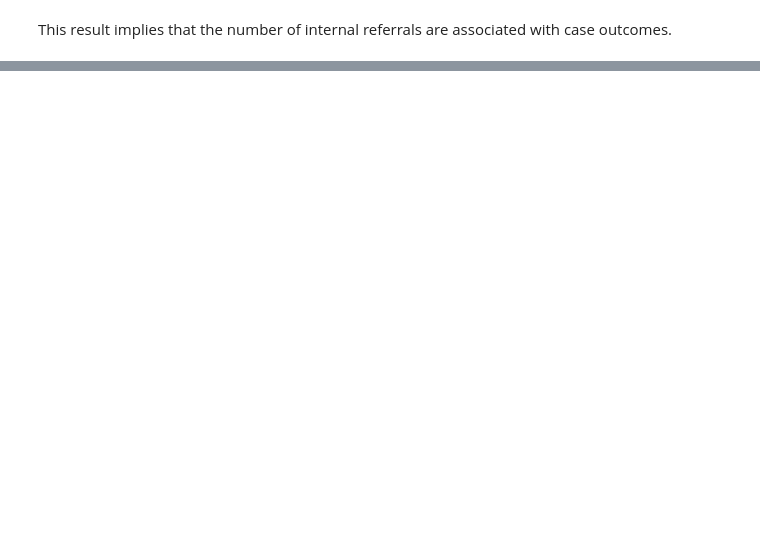
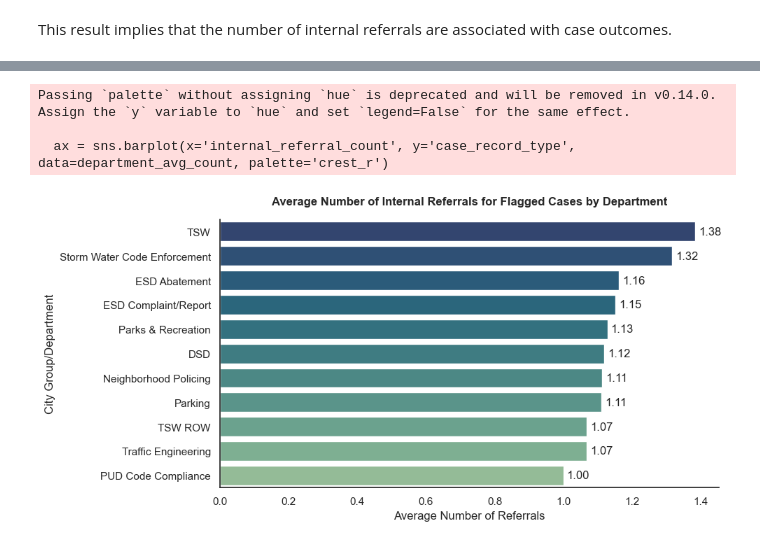
Before and after one commit to cedjj/Get-It-Done, a Jupyter notebook: notebooks/referrals-data-eda.ipynb, the cells around one changed output, grey strips where cells are left out. Drawn from its saved outputs; the diff is of its cells as text; code cells hidden in the pictures; blank space fills up the shorter version.

```diff
--- a/notebooks/referrals-data-eda.ipynb
+++ b/notebooks/referrals-data-eda.ipynb
@@ -342,0 +374,31 @@ This result implies that the number of internal referrals are associated with ca
+# %%
+plot_data2 = df[df['internal_case_referral_flag'] == 1.]
+avg_count = plot_data2.groupby('service_name')['internal_referral_count'].mean().reset_index()
+avg_count.sort_values('internal_referral_count', ascending=False, inplace=True)
+avg_count = avg_count.head(15)
+# %%
+department_avg_count = plot_data2.groupby('case_record_type')['internal_referral_count'].mean().reset_index()
+department_avg_count.sort_values('internal_referral_count', ascending=False, inplace=True)
+department_avg_count = department_avg_count.head(15)
+# %%
+plt.figure(figsize=(10, 5))
+sns.set_theme(style='white')
+
+ax = sns.barplot(x='internal_referral_count', y='case_record_type', data=department_avg_count, palette='crest_r')
+
+plt.title('Average Number of Internal Referrals for Flagged Cases by Department', fontweight='bold', pad=15)
+plt.xlabel('Average Number of Referrals')
+plt.ylabel('City Group/Department')
+
+for p in ax.patches:
+    plt.text(p.get_width() + 0.01, p.get_y() + p.get_height()/2,
+             f'{p.get_width():.2f}', va='center')
+
+sns.despine()
+plt.tight_layout()
+plt.show()
+# %% [output]
+Passing `palette` without assigning `hue` is deprecated and will be removed in v0.14.0. Assign the `y` variable to `hue` and set `legend=False` for the same effect.
+
+  ax = sns.barplot(x='internal_referral_count', y='case_record_type', data=department_avg_count, palette='crest_r')
+[figure, added]
```
Also changed, not shown: parts of 39 cells of this notebook.
